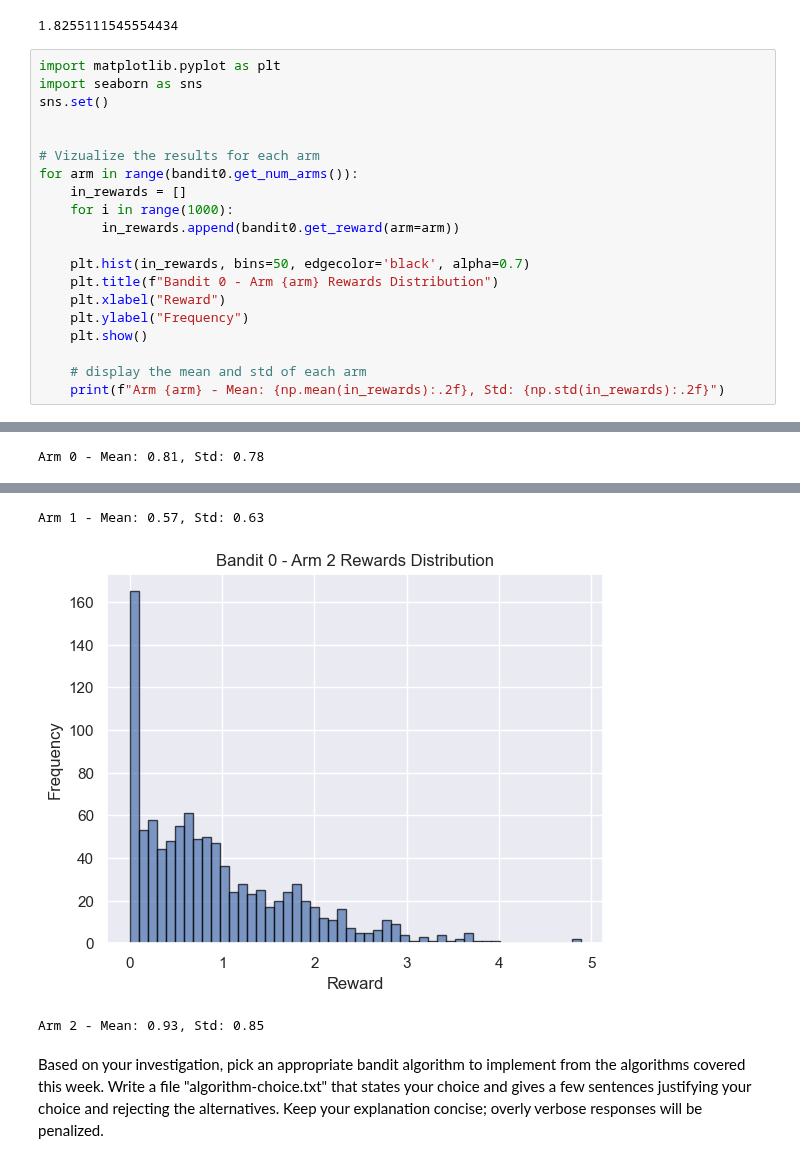
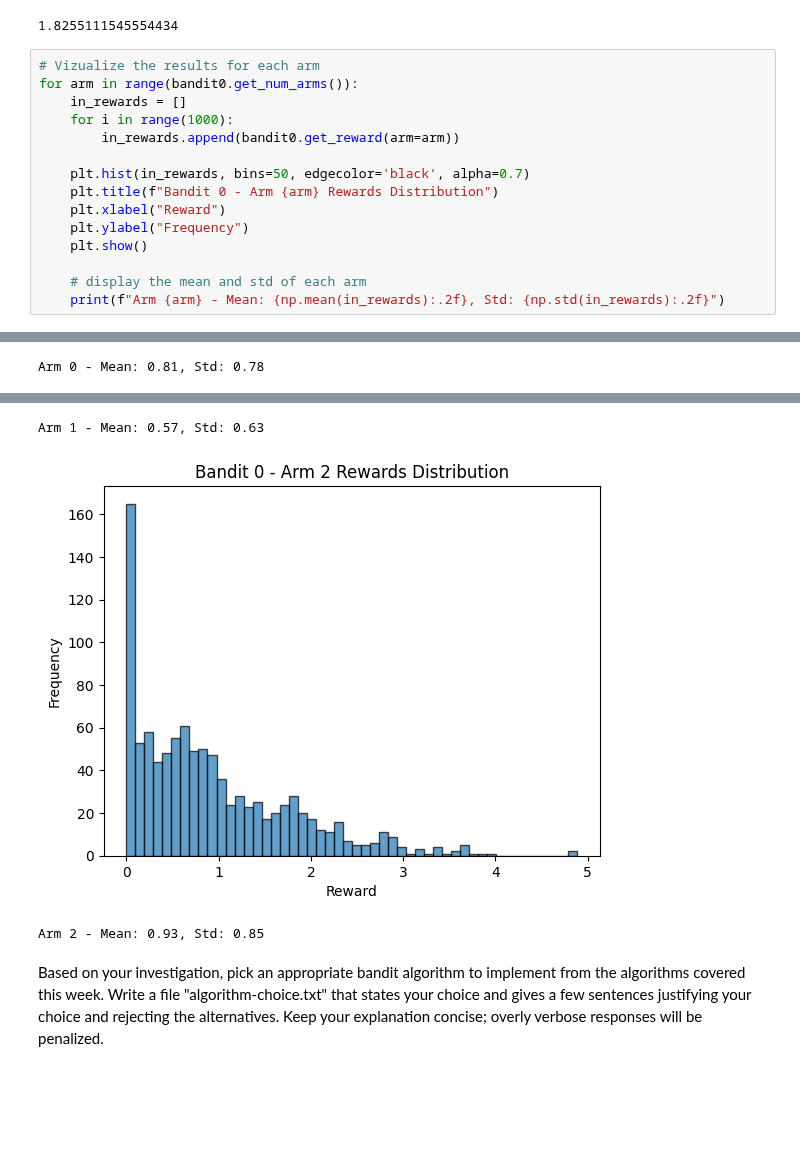
Before and after one commit to jtvon/dx704-project-03, a Jupyter notebook: project.ipynb, the cells around one changed output, grey strips where cells are left out. Saved outputs shown, nothing was run; the diff lists cells and outputs as text; blank space fills up the shorter version.

```diff
--- a/project.ipynb
+++ b/project.ipynb
@@ -57,11 +60,6 @@ bandit0.get_reward(arm=0)
 # %% [output]
 1.8255111545554434
 # %%
-import matplotlib.pyplot as plt
-import seaborn as sns
-sns.set()
-
-
 # Vizualize the results for each arm
 for arm in range(bandit0.get_num_arms()):
     in_rewards = []
@@ -83,5 +81,5 @@ Arm 0 - Mean: 0.81, Std: 0.78
 Arm 1 - Mean: 0.57, Std: 0.63
-[figure, old version]
+[figure, new version]
 Arm 2 - Mean: 0.93, Std: 0.85
 # %% [markdown]
 Based on your investigation, pick an appropriate bandit algorithm to implement from the algorithms covered this week.
```
Also changed, not shown: parts of 5 cells of this notebook, 2 other files.
